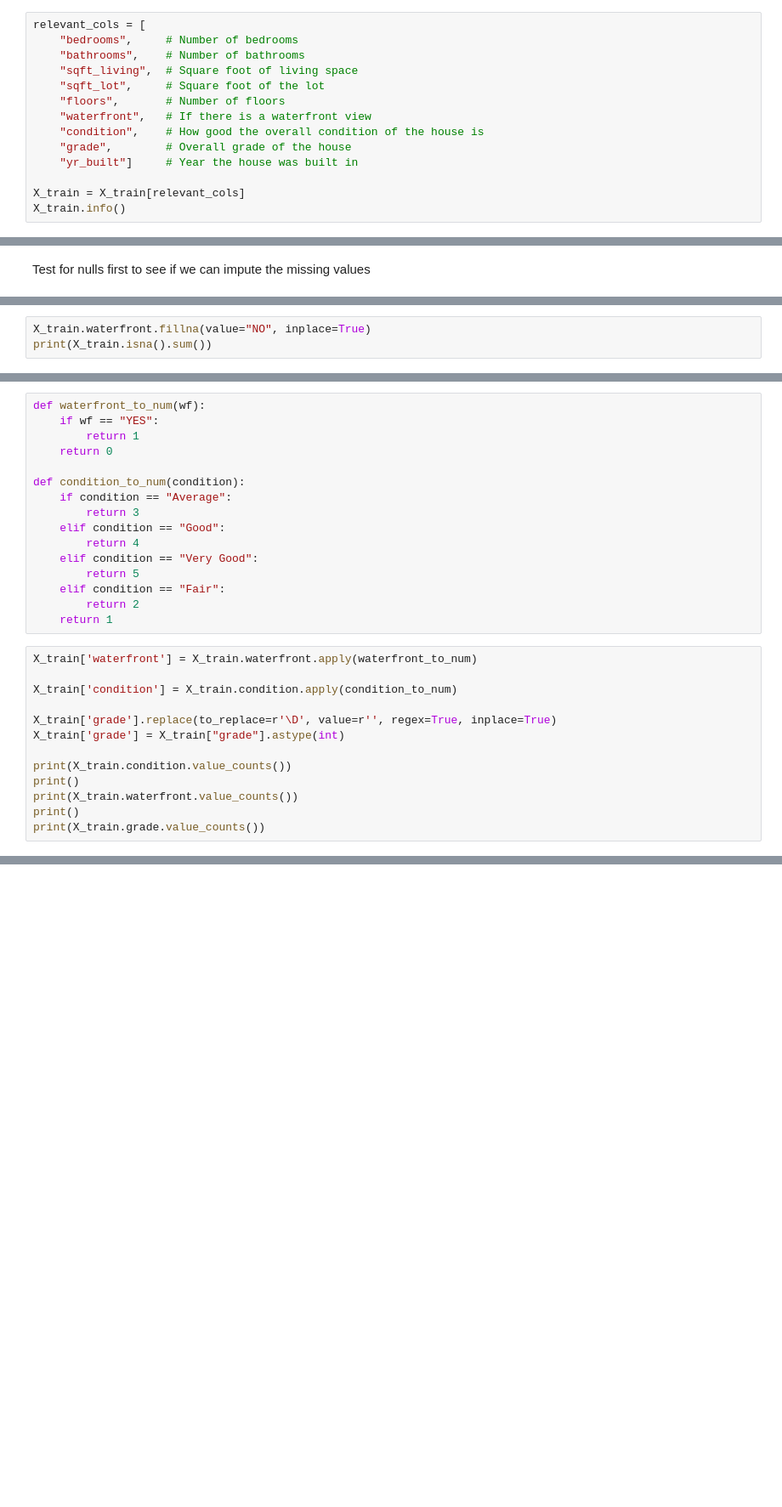
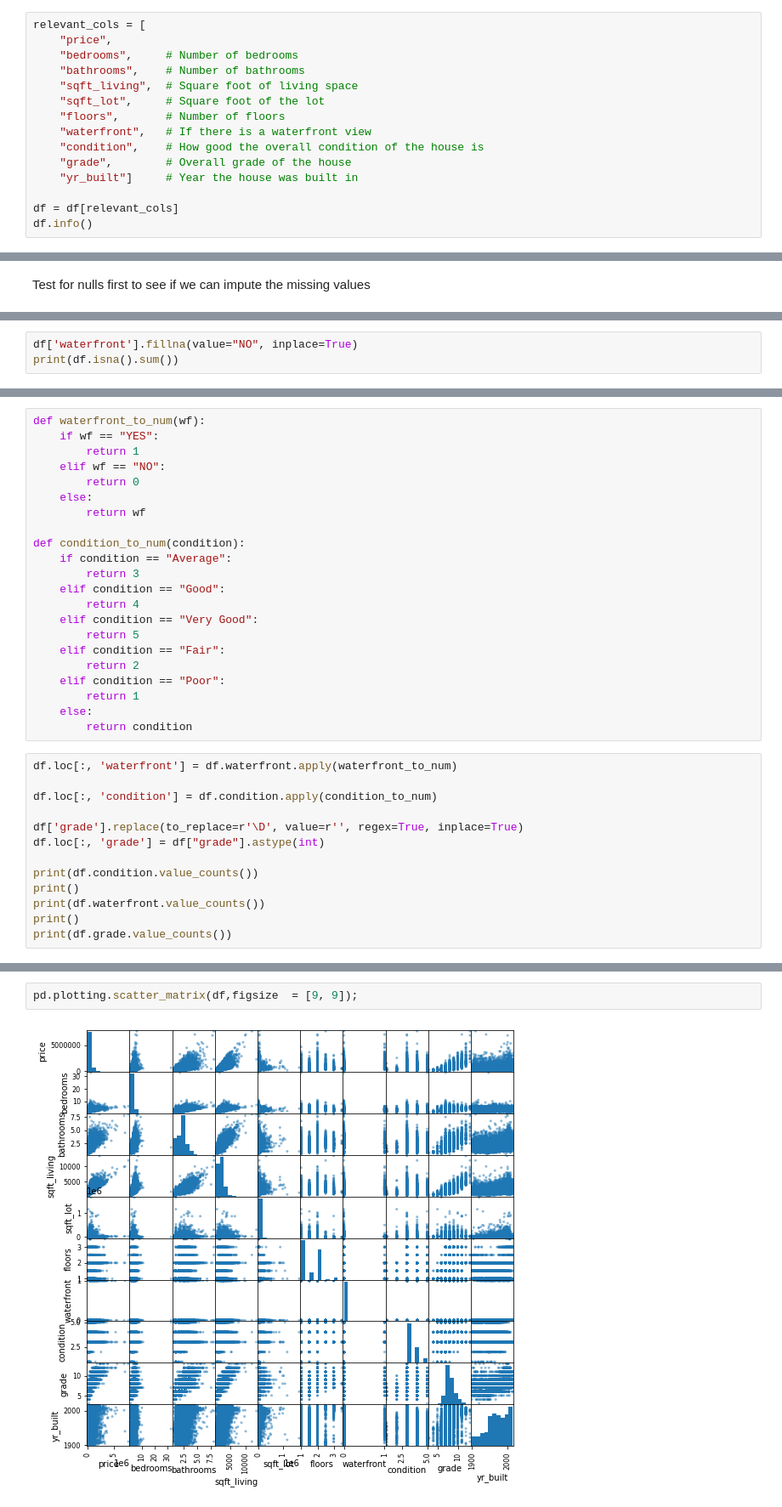
Before and after one commit to sammarder/dsc-phase-2-project-v2-3, a Jupyter notebook: student.ipynb, the cells around one changed output, grey strips where cells are left out. Shown at 85% size. Saved outputs shown, nothing was run; the diff lists cells and outputs as text; blank space fills up the shorter version.

```diff
--- a/student.ipynb
+++ b/student.ipynb
@@ -66,5 +66,6 @@ X_train, X_test, y_train, y_test = train_test_split(X, y)
 # %%
 relevant_cols = [
+    "price",
     "bedrooms",		# Number of bedrooms
     "bathrooms",	# Number of bathrooms
     "sqft_living",	# Square foot of living space
@@ -75,7 +76,7 @@ relevant_cols = [
     "grade",		# Overall grade of the house
     "yr_built"]		# Year the house was built in
 
-X_train = X_train[relevant_cols]
-X_train.info()
+df = df[relevant_cols]
+df.info()
 # %% [output]
 <class 'pandas.core.frame.DataFrame'>
@@ -112,4 +117,4 @@ dtype: int64
 # %%
-X_train.waterfront.fillna(value="NO", inplace=True)
-print(X_train.isna().sum())
+df['waterfront'].fillna(value="NO", inplace=True)
+print(df.isna().sum())
 # %% [output]
@@ -151,7 +165,10 @@ Name: grade, dtype: int64
 def waterfront_to_num(wf):
     if wf == "YES":
         return 1
-    return 0
+    elif wf == "NO":
+        return 0
+    else:
+        return wf
 
 def condition_to_num(condition):
     if condition == "Average":
@@ -162,18 +179,21 @@ def condition_to_num(condition):
         return 5
     elif condition == "Fair":
         return 2
-    return 1
+    elif condition == "Poor":
+        return 1
+    else:
+        return condition
 # %%
-X_train['waterfront'] = X_train.waterfront.apply(waterfront_to_num)
+df.loc[:, 'waterfront'] = df.waterfront.apply(waterfront_to_num)
 
-X_train['condition'] = X_train.condition.apply(condition_to_num)
+df.loc[:, 'condition'] = df.condition.apply(condition_to_num)
 
-X_train['grade'].replace(to_replace=r'\D', value=r'', regex=True, inplace=True)
-X_train['grade'] = X_train["grade"].astype(int)
+df['grade'].replace(to_replace=r'\D', value=r'', regex=True, inplace=True)
+df.loc[:, 'grade'] = df["grade"].astype(int)
 
-print(X_train.condition.value_counts())
+print(df.condition.value_counts())
 print()
-print(X_train.waterfront.value_counts())
+print(df.waterfront.value_counts())
 print()
-print(X_train.grade.value_counts())
+print(df.grade.value_counts())
 # %% [output]
@@ -248,0 +226,4 @@ array([-3.96519695e+04,  5.10323736e+04,  1.69034073e+02, -2.22234439e-01,
+# %%
+pd.plotting.scatter_matrix(df,figsize  = [9, 9]);
+# %% [output]
+[figure, added]
```
Also changed, not shown: parts of 29 cells of this notebook.
